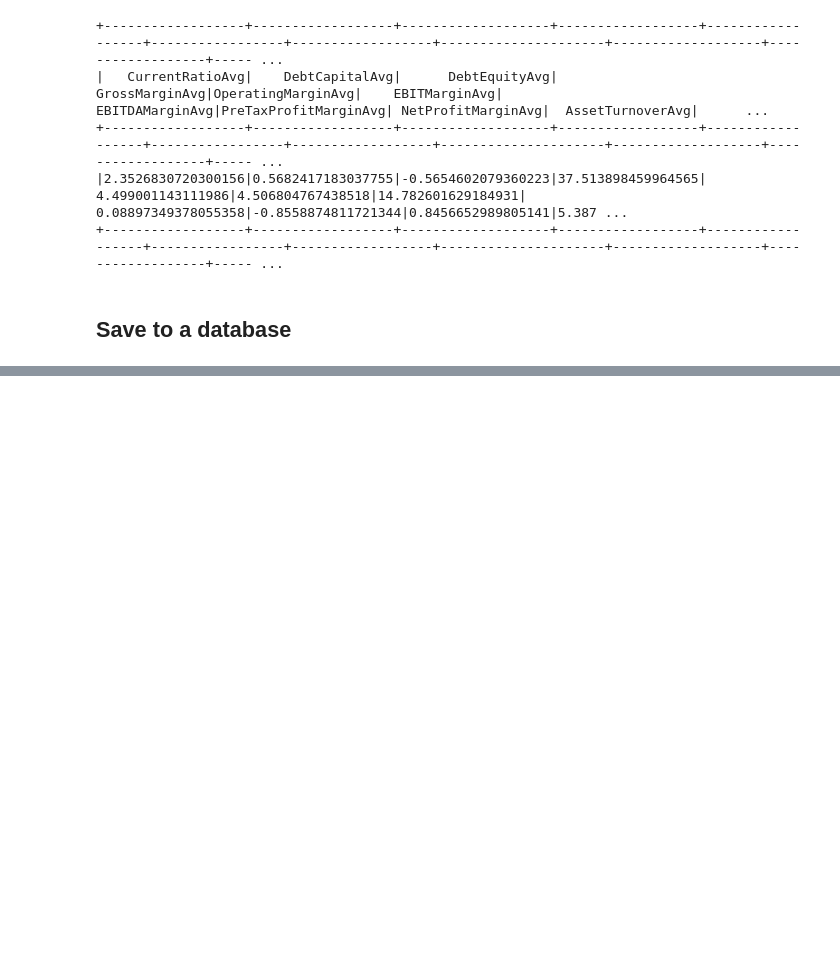
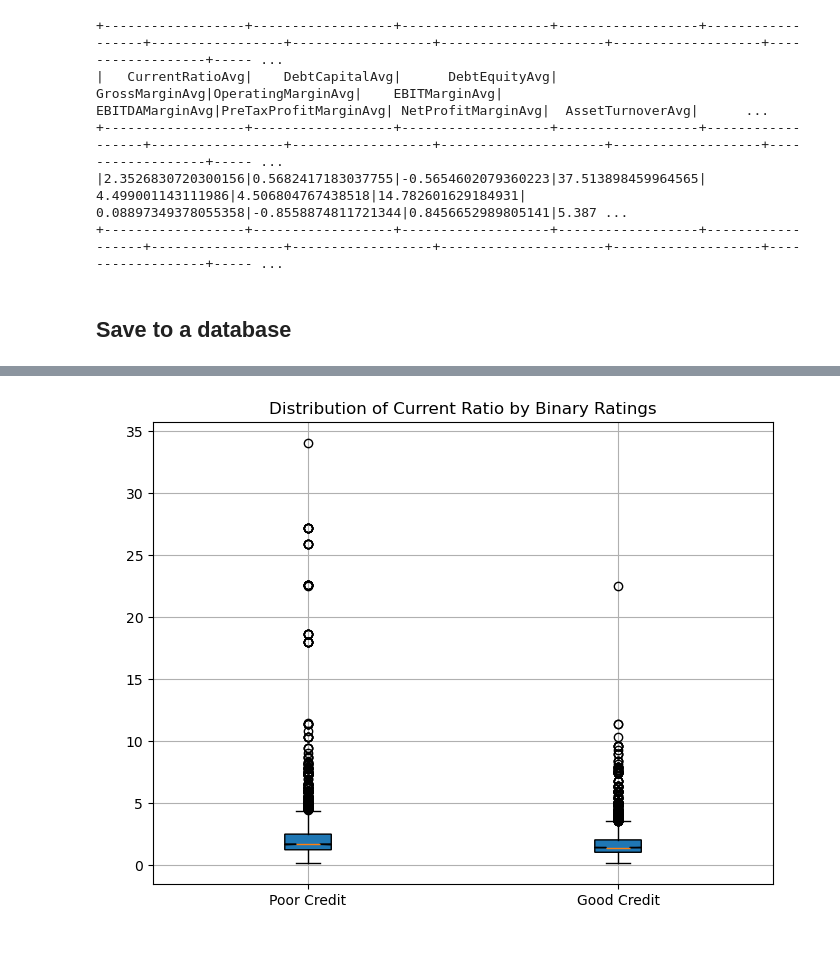
Before and after one commit to ericjjohnson2/corporate_credit_rating, a Jupyter notebook: app/data_import.ipynb, the cells around one changed output, grey strips where cells are left out. Cells and saved outputs as stored; diff of their text form; code cells hidden in the pictures; blank space fills up the shorter version.

```diff
--- a/app/data_import.ipynb
+++ b/app/data_import.ipynb
@@ -325,0 +360,16 @@ spark.sql(query).show(500)
+# %%
+df_rating_0 = df[df['Binary Rating'] == 0]
+df_rating_1 = df[df['Binary Rating'] == 1]
+
+plt.figure(figsize=(8, 6))
+plt.boxplot([df_rating_0['Current Ratio'], df_rating_1['Current Ratio']],
+             notch=True, vert=True, patch_artist=True, labels=['Poor Credit', 'Good Credit'])
+
+plt.xlabel(' ')
+plt.ylabel(' ')
+plt.title('Distribution of Current Ratio by Binary Ratings')
+plt.grid(True)
+
+plt.show()
+# %% [output]
+[figure, added]
```
Also changed, not shown: parts of 15 cells of this notebook, 1 other file.
